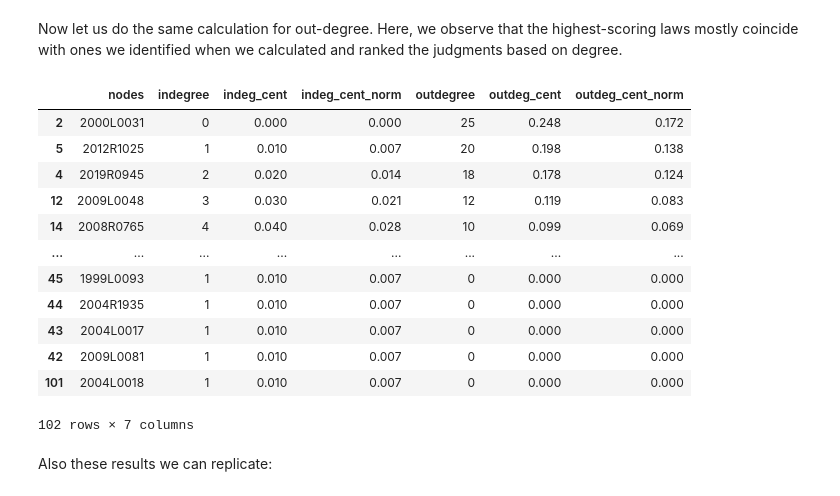
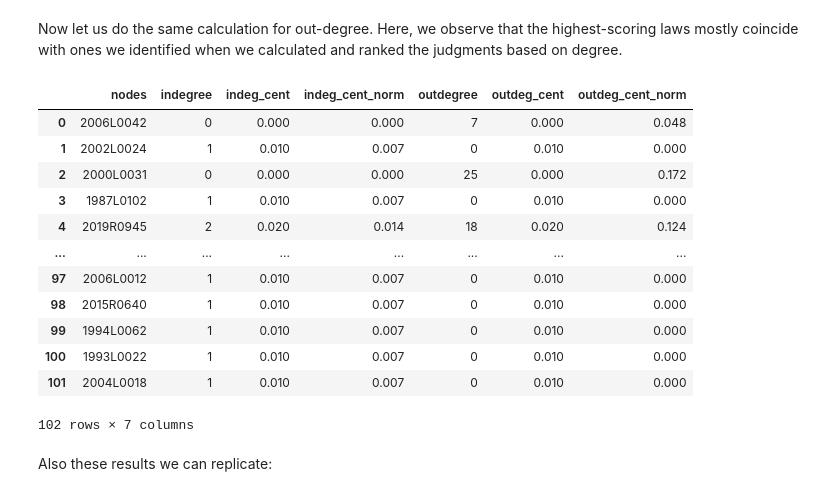
Before and after one commit to MaastrichtUniversityPress/legal-network-textbook, a Jupyter notebook: book/content/Chapter_3_Centrality.ipynb, the cells around one changed output. Cells and saved outputs as stored; diff of their text form; code cells hidden in the pictures.

```diff
--- a/book/content/Chapter_3_Centrality.ipynb
+++ b/book/content/Chapter_3_Centrality.ipynb
@@ -232,24 +238,23 @@ Now let us do the same calculation for out-degree. Here, we observe that the hig
 # %%
 resdf_drones_directed['outdegree'] = list(dict(g_drones_directed.out_degree()).values())
 outdeg_cent = nx.out_degree_centrality(g_drones_directed)
-resdf_drones_directed.loc[:, "outdeg_cent"] = outdeg_cent.values()
+resdf_drones_directed.loc[:, "outdeg_cent"] = indeg_cent.values()
 outdeg_cent_norm = score_normalize(outdeg_cent)
 resdf_drones_directed['outdeg_cent_norm'] = outdeg_cent_norm
-resdf_drones_directed_sorted = resdf_drones_directed.sort_values(by='outdegree', ascending=False)
-resdf_drones_directed_sorted
+resdf_drones_directed
 # %% [output]
 |  | nodes | indegree | indeg_cent | indeg_cent_norm | outdegree | outdeg_cent | outdeg_cent_norm |
-| 2 | 2000L0031 | 0 | 0.000 | 0.000 | 25 | 0.248 | 0.172 |
-| 5 | 2012R1025 | 1 | 0.010 | 0.007 | 20 | 0.198 | 0.138 |
-| 4 | 2019R0945 | 2 | 0.020 | 0.014 | 18 | 0.178 | 0.124 |
-| 12 | 2009L0048 | 3 | 0.030 | 0.021 | 12 | 0.119 | 0.083 |
-| 14 | 2008R0765 | 4 | 0.040 | 0.028 | 10 | 0.099 | 0.069 |
+| 0 | 2006L0042 | 0 | 0.000 | 0.000 | 7 | 0.000 | 0.048 |
+| 1 | 2002L0024 | 1 | 0.010 | 0.007 | 0 | 0.010 | 0.000 |
+| 2 | 2000L0031 | 0 | 0.000 | 0.000 | 25 | 0.000 | 0.172 |
+| 3 | 1987L0102 | 1 | 0.010 | 0.007 | 0 | 0.010 | 0.000 |
+| 4 | 2019R0945 | 2 | 0.020 | 0.014 | 18 | 0.020 | 0.124 |
 | ... | ... | ... | ... | ... | ... | ... | ... |
-| 45 | 1999L0093 | 1 | 0.010 | 0.007 | 0 | 0.000 | 0.000 |
-| 44 | 2004R1935 | 1 | 0.010 | 0.007 | 0 | 0.000 | 0.000 |
-| 43 | 2004L0017 | 1 | 0.010 | 0.007 | 0 | 0.000 | 0.000 |
-| 42 | 2009L0081 | 1 | 0.010 | 0.007 | 0 | 0.000 | 0.000 |
-| 101 | 2004L0018 | 1 | 0.010 | 0.007 | 0 | 0.000 | 0.000 |
+| 97 | 2006L0012 | 1 | 0.010 | 0.007 | 0 | 0.010 | 0.000 |
+| 98 | 2015R0640 | 1 | 0.010 | 0.007 | 0 | 0.010 | 0.000 |
+| 99 | 1994L0062 | 1 | 0.010 | 0.007 | 0 | 0.010 | 0.000 |
+| 100 | 1993L0022 | 1 | 0.010 | 0.007 | 0 | 0.010 | 0.000 |
+| 101 | 2004L0018 | 1 | 0.010 | 0.007 | 0 | 0.010 | 0.000 |
 102 rows × 7 columns
 # %% [markdown]
 Also these results we can replicate:
```
Also changed, not shown: parts of 65 cells of this notebook.
